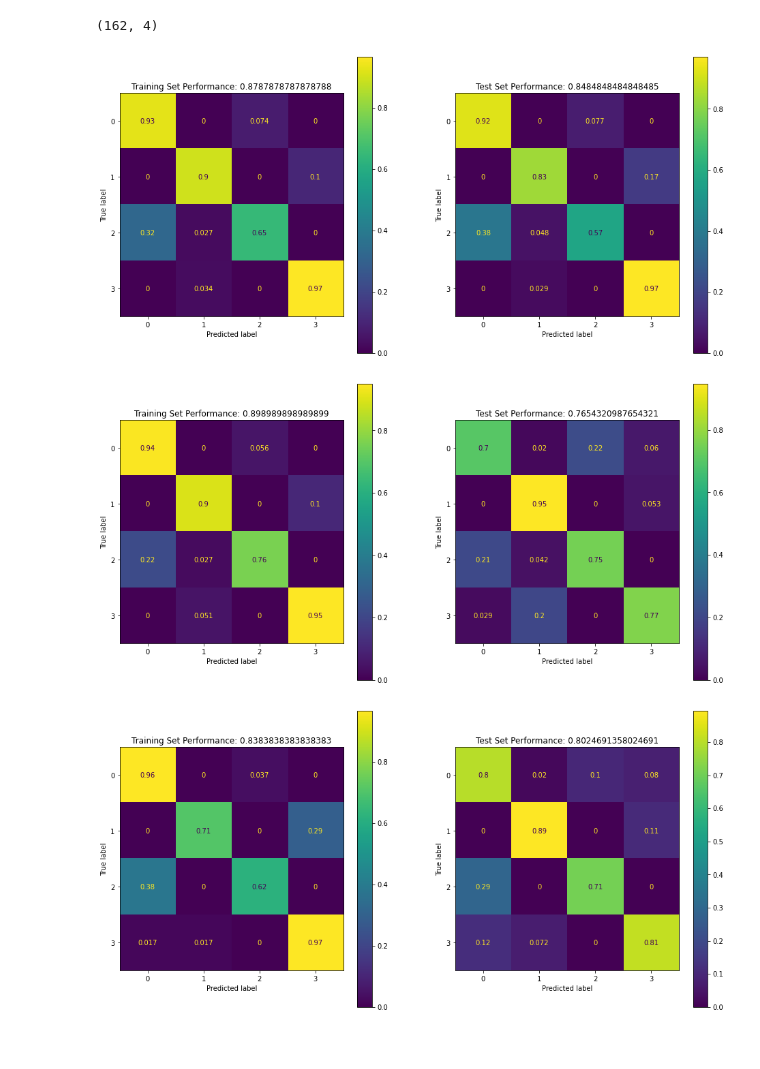
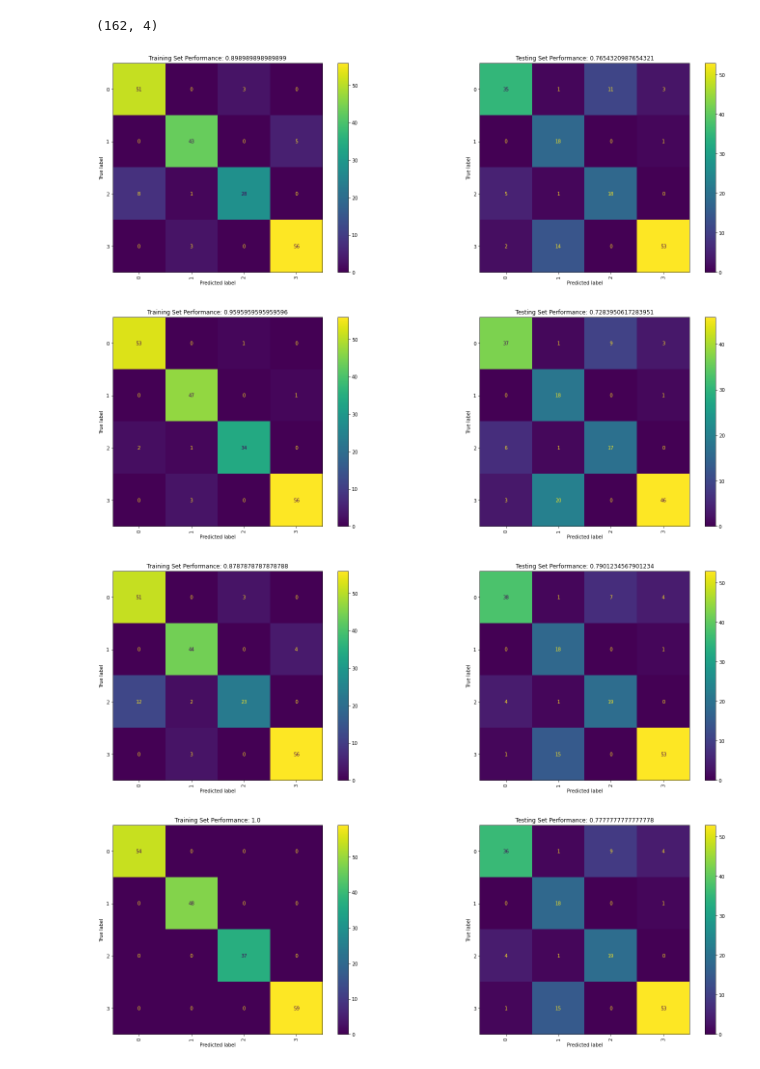
Before and after one commit to Sunthas515/420-1, a Jupyter notebook: Assessment 1A/Question2.ipynb, the cells around one changed output. Cells and saved outputs as stored; diff of their text form; code cells hidden in the pictures.

```diff
--- a/Assessment 1A/Question2.ipynb
+++ b/Assessment 1A/Question2.ipynb
@@ -11,7 +15,7 @@ from sklearn.ensemble import RandomForestClassifier
 from sklearn import tree
 # %%
-train = pandas.read_csv('CAB420_Assessment_1A_Data\Data\Q2\\training.csv')
-test = pandas.read_csv('CAB420_Assessment_1A_Data\Data\Q2\\testing.csv')
+train = pandas.read_csv('CAB420_Assessment_1A_Data/Data/Q2/training.csv')
+test = pandas.read_csv('CAB420_Assessment_1A_Data/Data/Q2/testing.csv')
 train.head()
 # %% [output]
 |  | class | b1 | b2 | b3 | b4 | b5 | b6 | b7 | b8 | b9 | ... | ... |
@@ -91,43 +95,43 @@ X_test.shape
 # %% [output]
 (162, 4)
 # %%
+# function to do our eval for us, this is quite simple and will
+# - create a figure
+# - draw a confusion matrix for the trainign data in a sub-fig on the left
+# - draw a confusion matrix for the testing data in a sub-fig on the right
+# - compute the overall classification accuracy on the testing data
+# this has simply been created as we're going to do this for each test that we run
 def eval_model(model, X_train, Y_train, X_test, Y_test):
     fig = plt.figure(figsize=[25, 8])
-    ax = fig.add_subplot(1, 3, 1)
-    conf = plot_confusion_matrix(model, X_train, Y_train, normalize='true', ax=ax)
+    ax = fig.add_subplot(1, 2, 1)
+    conf = plot_confusion_matrix(model, X_train, Y_train, normalize=None, xticks_rotation='vertical', ax=ax)
     pred = model.predict(X_train)
     conf.ax_.set_title('Training Set Performance: ' + str(sum(pred == Y_train)/len(Y_train)));
-    ax = fig.add_subplot(1, 3, 2)
-    conf = plot_confusion_matrix(model, X_test, Y_test, normalize='true', ax=ax)
+    ax = fig.add_subplot(1, 2, 2)
+    conf = plot_confusion_matrix(model, X_test, Y_test, normalize=None, xticks_rotation='vertical', ax=ax)
     pred = model.predict(X_test)
-    conf.ax_.set_title('Test Set Performance: ' + str(sum(pred == Y_test)/len(Y_test)));
-
-    #mins = numpy.min(X_train, 0)
-    #maxs = numpy.max(X_train, 0)
-    #xx, yy = numpy.meshgrid(numpy.arange(mins[0], maxs[0], 0.025),
-                     #numpy.arange(mins[1], maxs[1], 0.025))
-
-    #Z = model.predict(numpy.c_[xx.ravel(), yy.ravel()])
-    #Z = Z.reshape(xx.shape)
-
-    #ax = fig.add_subplot(1, 3, 3)
-    #ax.contourf(xx, yy, Z, alpha=0.4)
-    #ax.scatter(X_train[:, 0], X_train[:, 1], c=Y_train, s=20, edgecolor='k')
+    conf.ax_.set_title('Testing Set Performance: ' + str(sum(pred == Y_test)/len(Y_test)));
 # %%
-svm = SVC(C=1.0, kernel='linear')
+svm = SVC()
 svm.fit(X_train, Y_train)
 eval_model(svm, X_train, Y_train, X_test, Y_test)
 # %% [output]
-[figure, old version]
+[figure, new version]
 # %%
-svm = SVC(C=1.0, kernel='rbf')
-svm.fit(X_train, Y_train)
-eval_model(svm, X_train, Y_train, X_test, Y_test)
+nu_svm = NuSVC(nu=0.15)
+nu_svm.fit(X_train, Y_train)
+eval_model(nu_svm, X_train, Y_train, X_test, Y_test)
 # %% [output]
-[figure, old version]
+[figure, new version]
 # %%
-svm = SVC(C=1.0, kernel='poly')
-svm.fit(X_train, Y_train)
-eval_model(svm, X_train, Y_train, X_test, Y_test)
+cknn = KNeighborsClassifier(n_neighbors=10)
+cknn.fit(X_train, Y_train)
+eval_model(cknn, X_train, Y_train, X_test, Y_test)
 # %% [output]
-[figure, old version]
+[figure, new version]
+# %%
+cknn = KNeighborsClassifier(n_neighbors=10, weights='distance')
+cknn.fit(X_train, Y_train)
+eval_model(cknn, X_train, Y_train, X_test, Y_test)
+# %% [output]
+[figure, added]
```
Also changed, not shown: parts of 14 cells of this notebook.
